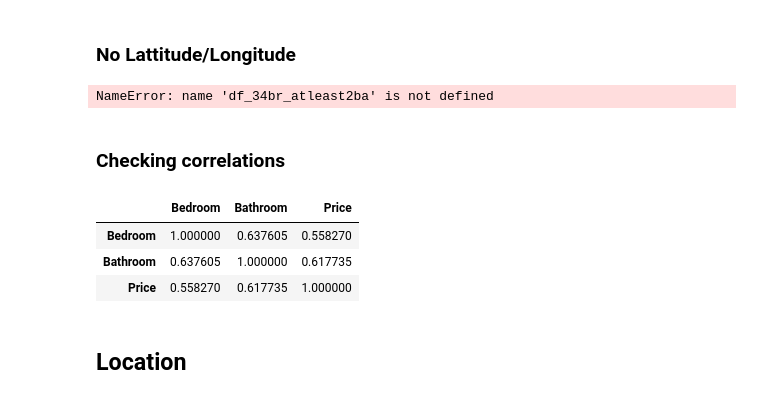
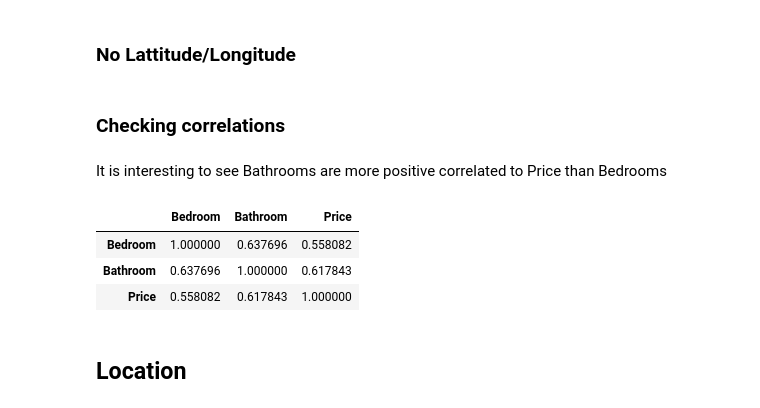
Before and after one commit to jenjen0233/Rentals-Analysis, a Jupyter notebook: homes_scraping.ipynb, the cells around one changed output. Cells and saved outputs as stored; diff of their text form; code cells hidden in the pictures.

Commit message:
dropping duplicates has 5br or less df

```diff
--- a/homes_scraping.ipynb
+++ b/homes_scraping.ipynb
@@ -1585,0 +1376,3 @@ merged_rentals = merged_rentals[merged_rentals['Bathroom'] != 13]
+# %%
+# dropping the outlier which has 13 bedrooms
+rentals = rentals[rentals['Bathroom'] != 13]
@@ -1585,0 +1416,2 @@ merged_rentals = merged_rentals[merged_rentals['Bathroom'] != 13]
+# %%
+rentals = rentals.drop_duplicates()
@@ -1585,0 +1426,2 @@ merged_rentals = merged_rentals[merged_rentals['Bathroom'] != 13]
+# %%
+rentals = rentals.drop_duplicates(subset='Address')
@@ -1726,5 +1567,0 @@ fig.show()
-# %%
-# looking for a house in Arlington which the price is under $3000
-pd.options.display.max_colwidth = 100
-bestprice_arlington = merged_rentals[(merged_rentals['Price'] < 3000) & (merged_rentals['City'] == 'Arlington')]
-bestprice_arlington
@@ -1751,7 +1853,2 @@ bestprice_arlington
 # %% [markdown]
 ### No Lattitude/Longitude
-# %%
-# filter out 3,4br
-df_34br_atleast2ba.head()
-# %% [output]
-NameError: name 'df_34br_atleast2ba' is not defined
@@ -1788,12 +1855,14 @@ sns.despine(left=True, bottom=True)
 # %% [markdown]
 ### Checking correlations
+# %% [markdown]
+It is interesting to see Bathrooms are more positive correlated to Price than Bedrooms
 # %%
-merged_rentals[['Bedroom', 'Bathroom', 'Price']].corr()
+rentals[['Bedroom', 'Bathroom', 'Price']].corr()
 # %% [output]
 |  | Bedroom | Bathroom | Price |
-| Bedroom | 1.000000 | 0.637605 | 0.558270 |
-| Bathroom | 0.637605 | 1.000000 | 0.617735 |
-| Price | 0.558270 | 0.617735 | 1.000000 |
+| Bedroom | 1.000000 | 0.637696 | 0.558082 |
+| Bathroom | 0.637696 | 1.000000 | 0.617843 |
+| Price | 0.558082 | 0.617843 | 1.000000 |
 # %% [markdown]
 ## Location
 # %%
```
Also changed, not shown: parts of 96 cells of this notebook, 1 other file.
